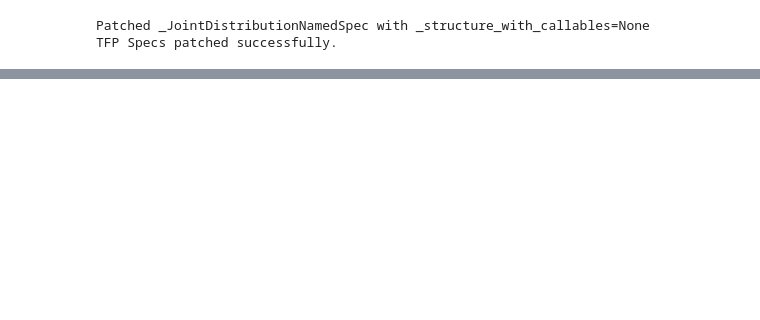
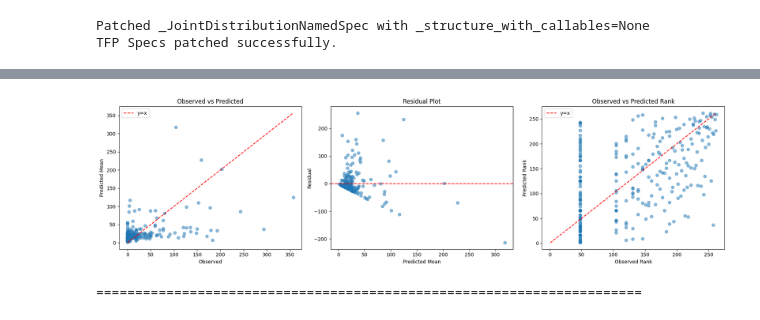
Before and after one commit to mederrata/bayesianquilts, a Jupyter notebook: notebooks/roach/poisson_regresion.ipynb, the cells around one changed output, grey strips where cells are left out. Drawn from its saved outputs; the diff is of its cells as text; code cells hidden in the pictures; blank space fills up the shorter version.

```diff
--- a/notebooks/roach/poisson_regresion.ipynb
+++ b/notebooks/roach/poisson_regresion.ipynb
@@ -329,0 +482,77 @@ Found 218 points with identity khat >= 0.7
+# %%
+# Predictive checks
+
+print('='*70)
+print('PREDICTIVE CHECKS')
+print('='*70)
+
+# Sample posterior predictive
+samples = model.mcmc_samples
+n_posterior_samples = min(500, samples['beta'].shape[0] * samples['beta'].shape[1])
+flat_beta = samples['beta'].reshape(-1, samples['beta'].shape[-1])
+flat_intercept = samples['intercept'].reshape(-1, samples['intercept'].shape[-1])
+
+# Sample indices
+sample_idx = jax.random.choice(jax.random.PRNGKey(123), flat_beta.shape[0],
+                              shape=(n_posterior_samples,), replace=False)
+
+# Get predictions
+pred_means = []
+for idx in sample_idx:
+    params = {
+        'beta': flat_beta[idx],
+        'intercept': flat_intercept[idx],
+    }
+
+    pred_dist = model.predictive_distribution(data_dict, **params)
+    pred_means.append(pred_dist['prediction'])
+
+pred_means = jnp.array(pred_means)
+
+# Compute summaries
+pred_mean = pred_means.mean(axis=0)
+pred_lower = jnp.percentile(pred_means, 2.5, axis=0)
+pred_upper = jnp.percentile(pred_means, 97.5, axis=0)
+
+print(f'\nPosterior Predictive Summary:')
+print(f'  Observed mean: {y_data.mean():.2f}')
+print(f'  Predicted mean: {pred_mean.mean():.2f}')
+print(f'  Observed std: {y_data.std():.2f}')
+print(f'  Predicted std: {pred_means.std():.2f}')
+
+# Plot
+fig, axes = plt.subplots(1, 3, figsize=(18, 5))
+
+# Observed vs Predicted
+axes[0].scatter(y_data, pred_mean, alpha=0.5)
+axes[0].plot([y_data.min(), y_data.max()], [y_data.min(), y_data.max()], 'r--', label='y=x')
+axes[0].set_xlabel('Observed')
+axes[0].set_ylabel('Predicted Mean')
+axes[0].set_title('Observed vs Predicted')
+axes[0].legend()
+
+# Residuals
+residuals = y_data - pred_mean
+axes[1].scatter(pred_mean, residuals, alpha=0.5)
+axes[1].axhline(0, color='r', linestyle='--')
+axes[1].set_xlabel('Predicted Mean')
+axes[1].set_ylabel('Residual')
+axes[1].set_title('Residual Plot')
+
+
+# Observed vs Predicted Rank
+obs_rank = pd.Series(y_data.flatten()).rank(method='average')
+pred_rank = pd.Series(pred_mean).rank(method='average')
+axes[2].scatter(obs_rank, pred_rank, alpha=0.5)
+axes[2].plot([min(obs_rank.min(), pred_rank.min()), max(obs_rank.max(), pred_rank.max())],
+                [min(obs_rank.min(), pred_rank.min()), max(obs_rank.max(), pred_rank.max())], 'r--', label='y=x')
+axes[2].set_xlabel('Observed Rank')
+axes[2].set_ylabel('Predicted Rank')
+axes[2].set_title('Observed vs Predicted Rank')
+axes[2].legend()
+
+plt.tight_layout()
+plt.show()
+
+print('\n' + '='*70)
+# %% [output]
@@ -329,0 +568,2 @@ Found 218 points with identity khat >= 0.7
+[figure, added]
+======================================================================
```
Also changed, not shown: parts of 9 cells of this notebook, 4 other files.
